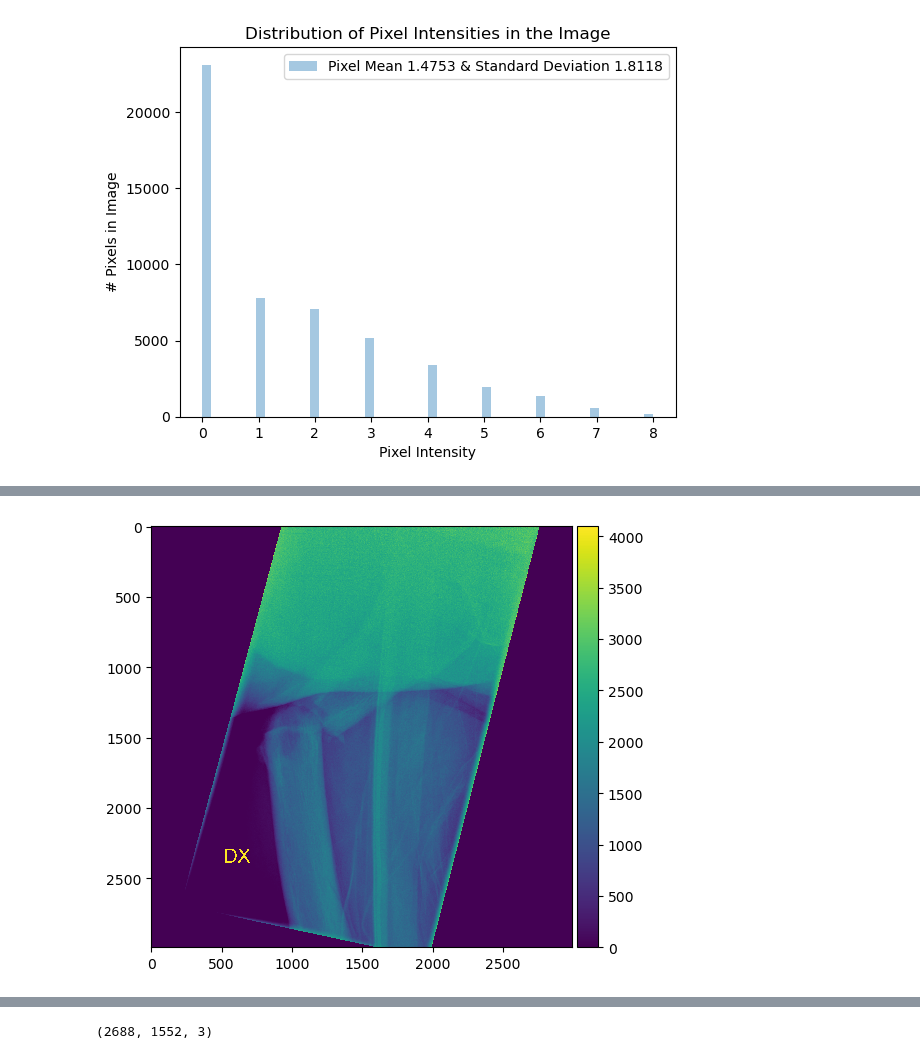
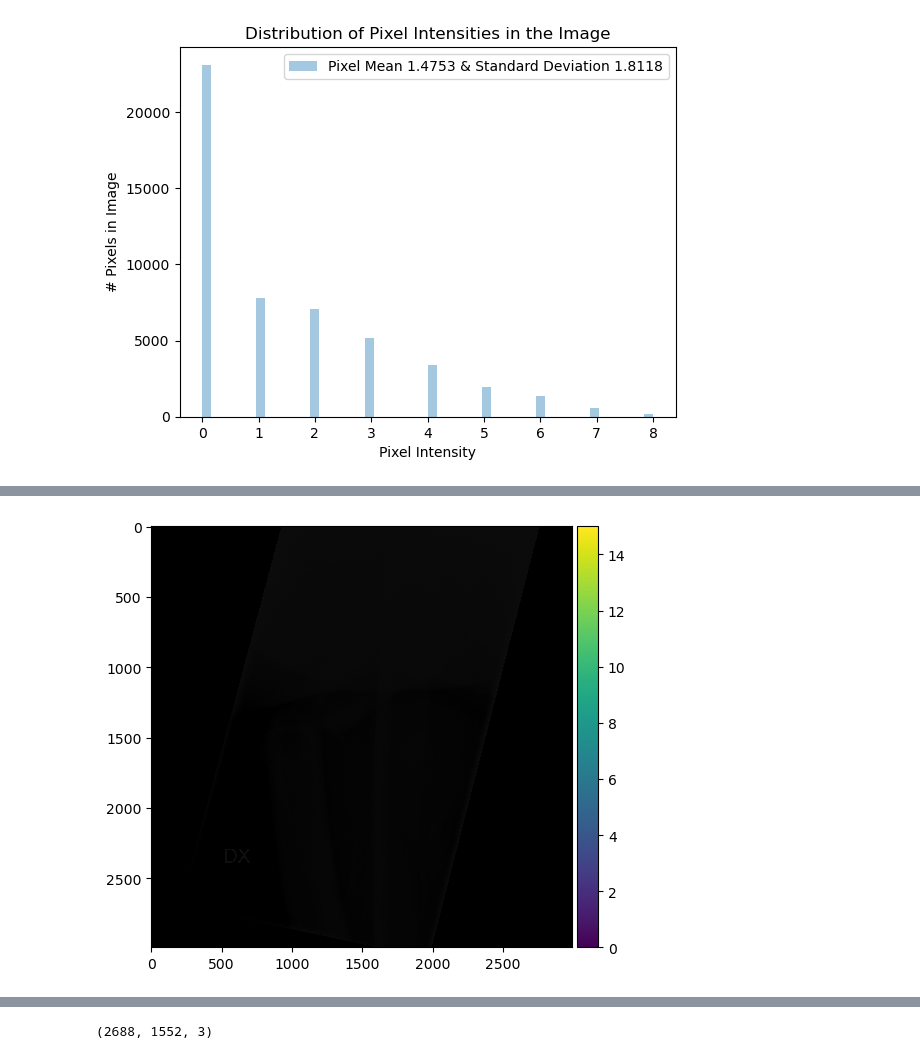
Before and after one commit to chayansraj/Vision-Transformer-Research, a Jupyter notebook: image_analysis.ipynb, the cells around one changed output, grey strips where cells are left out. Cells and saved outputs as stored; diff of their text form; code cells hidden in the pictures.

Commit message:
image analysis

```diff
--- a/image_analysis.ipynb
+++ b/image_analysis.ipynb
@@ -128,6 +134,6 @@ Text(0, 0.5, '# Pixels in Image')
 # %%
-img = cv2.imread("../AFF_large/patient_1215_AFF_class_1_modality_CR_scanoccasion_0_imagenumber_2.png", cv2.IMREAD_UNCHANGED)
+img = cv2.imread("../AFF_large/patient_1215_AFF_class_1_modality_CR_scanoccasion_0_imagenumber_2.png")
 io.imshow(img)
 io.show()
 # %% [output]
-[figure, old version]
+[figure, new version]
```
Also changed, not shown: parts of 3 cells of this notebook.
